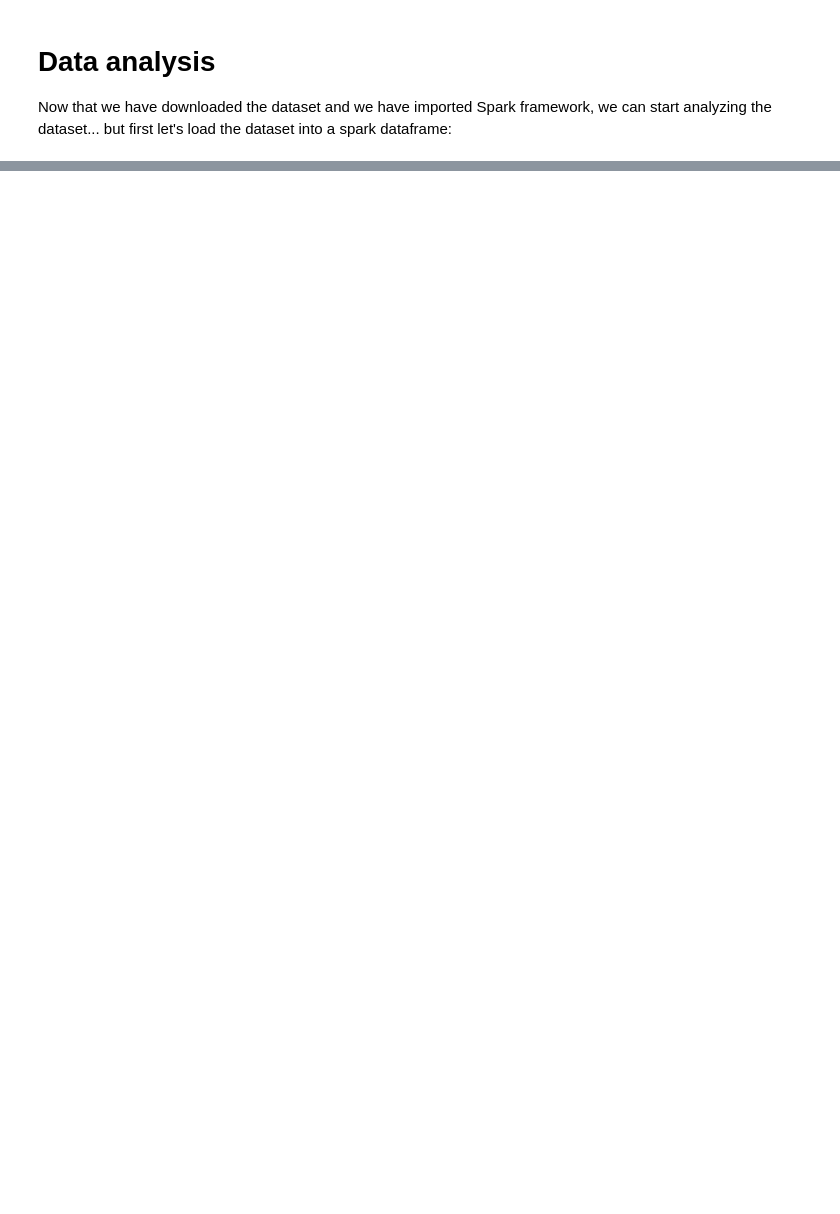
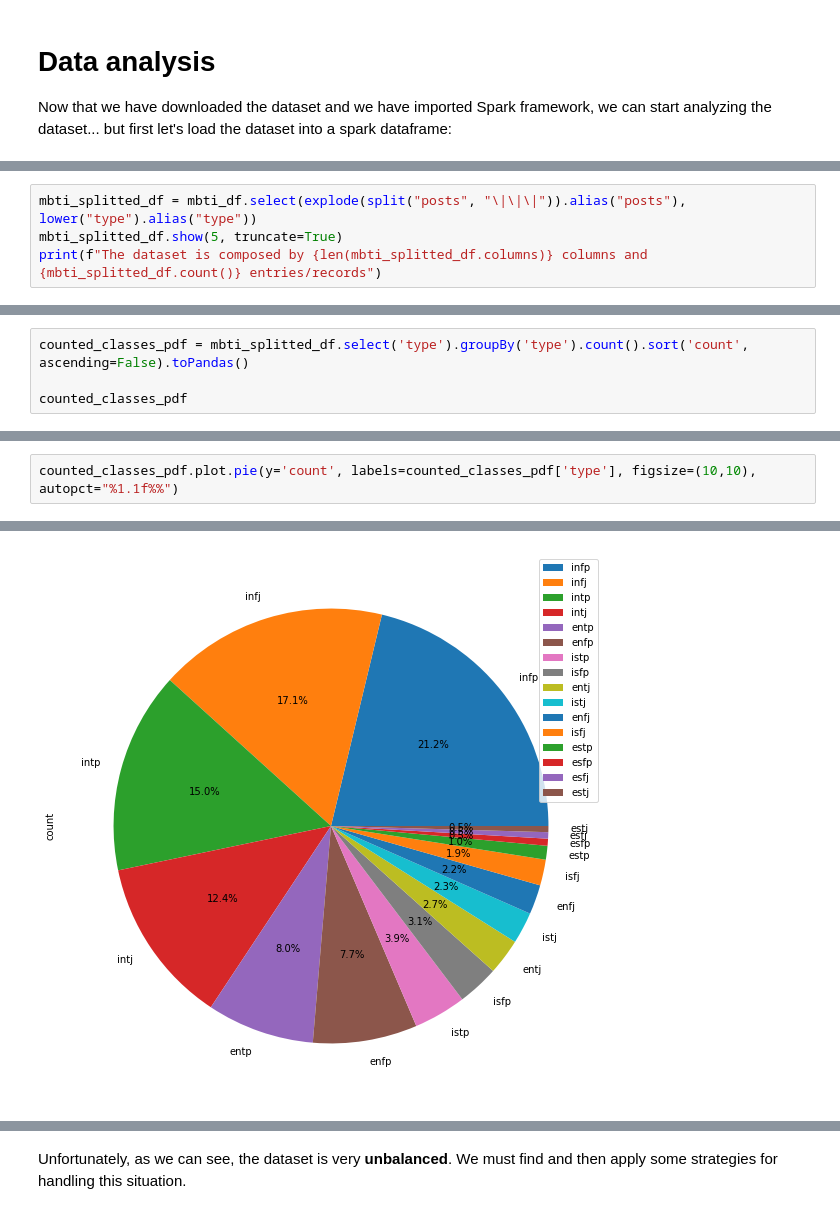
Before and after one commit to edu-rinaldi/MBTI-Predictor, a Jupyter notebook: MBTI.ipynb, the cells around one changed output, grey strips where cells are left out. Cells and saved outputs as stored; diff of their text form; blank space fills up the shorter version.

Commit message:
Added new dataset to notebook (notebook must be reorganized)

```diff
--- a/MBTI.ipynb
+++ b/MBTI.ipynb
@@ -83,0 +93,4 @@ mbti_df = spark.read.load("dbfs:/bdc-2020-21/datasets/mbti_1.csv",
+# %%
+mbti_splitted_df = mbti_df.select(explode(split("posts", "\|\|\|")).alias("posts"),  lower("type").alias("type"))
+mbti_splitted_df.show(5, truncate=True)
+print(f"The dataset is composed by {len(mbti_splitted_df.columns)} columns and {mbti_splitted_df.count()} entries/records")
@@ -83,0 +104,4 @@ mbti_df = spark.read.load("dbfs:/bdc-2020-21/datasets/mbti_1.csv",
+# %%
+counted_classes_pdf = mbti_splitted_df.select('type').groupBy('type').count().sort('count', ascending=False).toPandas()
+
+counted_classes_pdf
@@ -83,0 +127,3 @@ mbti_df = spark.read.load("dbfs:/bdc-2020-21/datasets/mbti_1.csv",
+# %%
+counted_classes_pdf.plot.pie(y='count', labels=counted_classes_pdf['type'], figsize=(10,10), autopct="%1.1f%%")
+# %% [output]
@@ -83,0 +131 @@ mbti_df = spark.read.load("dbfs:/bdc-2020-21/datasets/mbti_1.csv",
+[figure, added]
@@ -83,0 +133,2 @@ mbti_df = spark.read.load("dbfs:/bdc-2020-21/datasets/mbti_1.csv",
+# %% [markdown]
+Unfortunately, as we can see, the dataset is very **unbalanced**. We must find and then apply some strategies for handling this situation.
```
Also changed, not shown: parts of 17 cells of this notebook, 4 other files.
